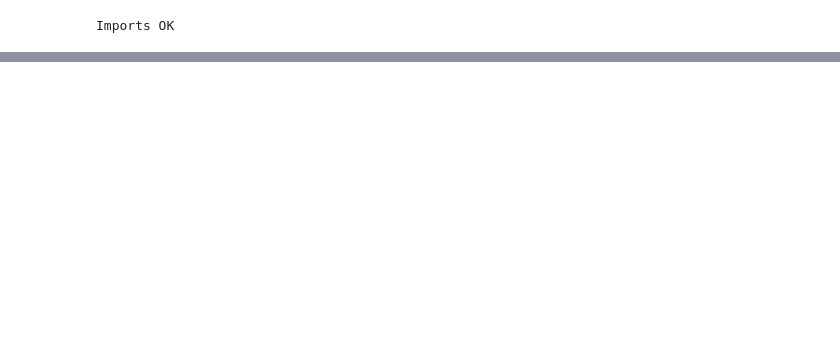
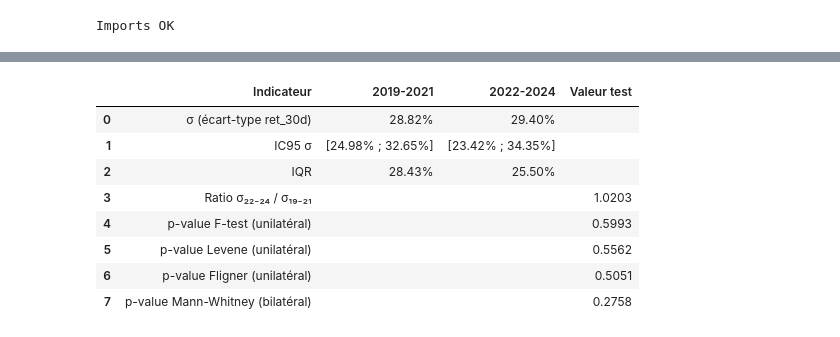
Before and after one commit to Dmkn78/IPO, a Jupyter notebook: H3.ipynb, the cells around one changed output, grey strips where cells are left out. Saved outputs shown, nothing was run; the diff lists cells and outputs as text; code cells hidden in the pictures; blank space fills up the shorter version.

```diff
--- a/H3.ipynb
+++ b/H3.ipynb
@@ -300,0 +324,72 @@ Lecture:
+# %%
+# ── Tableau de synthèse final ───────────────────────────────────────────────
+any_sig = p_ftest < ALPHA or p_lev < ALPHA or p_fli < ALPHA
+
+if direction_ok and any_sig:
+    conclusion = "CONFIRMÉE"
+    explication = "σ₂₂₋₂₄ < σ₁₉₋₂₁ ET au moins un test de variance significatif."
+elif direction_ok and not any_sig:
+    conclusion = "PARTIELLEMENT CONFIRMÉE"
+    explication = "σ₂₂₋₂₄ < σ₁₉₋₂₁ mais aucun test n'est significatif (p > 5%)."
+else:
+    conclusion = "NON CONFIRMÉE"
+    explication = "σ₂₂₋₂₄ ≥ σ₁₉₋₂₁ : 2022-2024 n'est pas plus stable que 2019-2021."
+
+summary = pd.DataFrame({
+    "Indicateur": [
+        "σ (écart-type ret_30d)",
+        "IC95 σ",
+        "IQR",
+        "Ratio σ₂₂₋₂₄ / σ₁₉₋₂₁",
+        "p-value F-test (unilatéral)",
+        "p-value Levene (unilatéral)",
+        "p-value Fligner (unilatéral)",
+        "p-value Mann-Whitney (bilatéral)",
+    ],
+    "2019-2021": [
+        f"{std_19*100:.2f}%",
+        f"[{std_19_lo*100:.2f}% ; {std_19_hi*100:.2f}%]",
+        f"{(np.percentile(r_19_21,75)-np.percentile(r_19_21,25))*100:.2f}%",
+        "", "", "", "", ""
+    ],
+    "2022-2024": [
+        f"{std_22*100:.2f}%",
+        f"[{std_22_lo*100:.2f}% ; {std_22_hi*100:.2f}%]",
+        f"{(np.percentile(r_22_24,75)-np.percentile(r_22_24,25))*100:.2f}%",
+        "", "", "", "", ""
+    ],
+    "Valeur test": [
+        "", "", "",
+        f"{var_ratio**0.5:.4f}",
+        f"{p_ftest:.4f}",
+        f"{p_lev:.4f}",
+        f"{p_fli:.4f}",
+        f"{p_mw:.4f}",
+    ],
+})
+
+display(summary)
+
+print(f"""
+{'='*60}
+=== DÉCISION H3 : {conclusion} ===
+{'='*60}
+{explication}
+
+Lecture :
+  - Un ratio σ < 1.0 indique que 2022-2024 est plus stable.
+  - Si p < 0.05 sur les tests de variance → différence significative.
+  - Mann-Whitney teste si les distributions sont différentes
+    (position + forme), et non uniquement la variance.
+{'='*60}
+""")
+# %% [output]
+|  | Indicateur | 2019-2021 | 2022-2024 | Valeur test |
+| 0 | σ (écart-type ret_30d) | 28.82% | 29.40% |  |
+| 1 | IC95 σ | [24.98% ; 32.65%] | [23.42% ; 34.35%] |  |
+| 2 | IQR | 28.43% | 25.50% |  |
+| 3 | Ratio σ₂₂₋₂₄ / σ₁₉₋₂₁ |  |  | 1.0203 |
+| 4 | p-value F-test (unilatéral) |  |  | 0.5993 |
+| 5 | p-value Levene (unilatéral) |  |  | 0.5562 |
+| 6 | p-value Fligner (unilatéral) |  |  | 0.5051 |
+| 7 | p-value Mann-Whitney (bilatéral) |  |  | 0.2758 |
```
Also changed, not shown: parts of 14 cells of this notebook, 3 other files.
